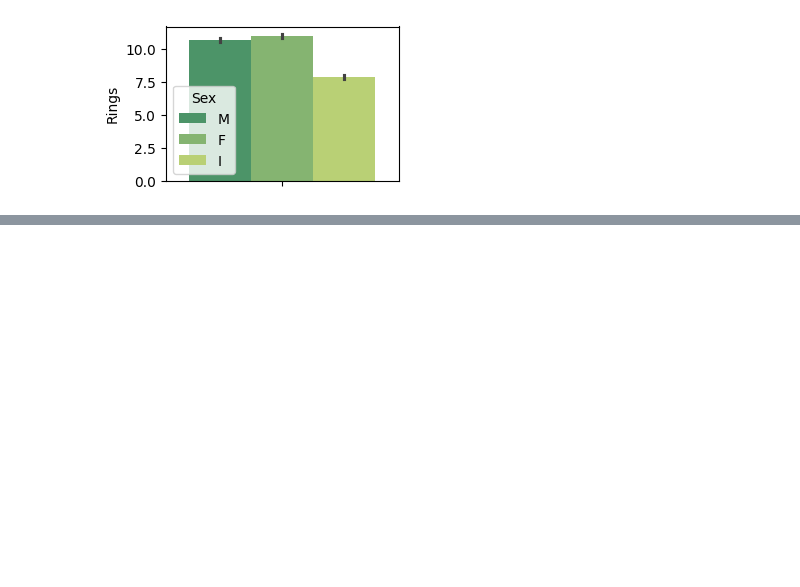
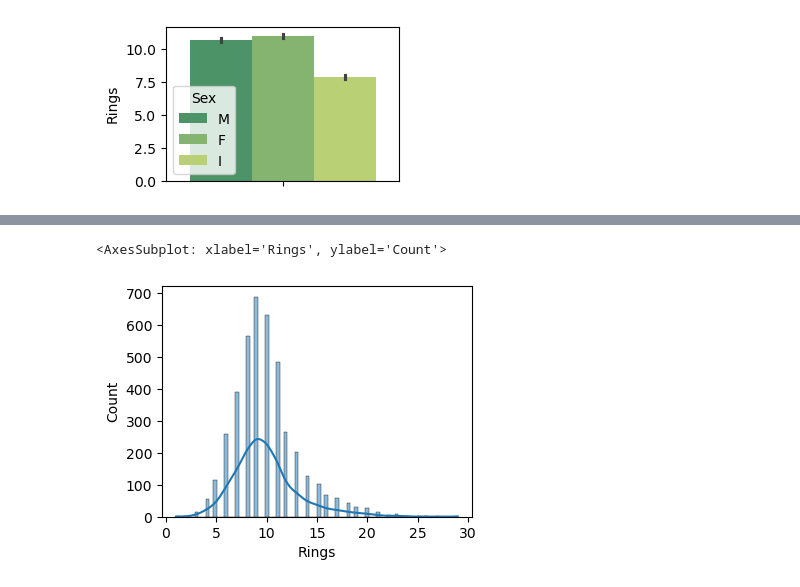
Before and after one commit to borshcheed13/ML_Abalone_Homework, a Jupyter notebook: ML_Abalone_homework.ipynb, the cells around one changed output, grey strips where cells are left out. Drawn from its saved outputs; the diff is of its cells as text; code cells hidden in the pictures; blank space fills up the shorter version.

```diff
--- a/ML_Abalone_homework.ipynb
+++ b/ML_Abalone_homework.ipynb
@@ -282,0 +286,8 @@ Text(0.5, 1.0, 'SPEARMAN')
+# %%
+#Строим гистограмму целевой переменной
+plt.figure(figsize=(4,3))
+sns.histplot(data=df.Rings, kde=True)
+#P.S.
+# %% [output]
+<AxesSubplot: xlabel='Rings', ylabel='Count'>
+[figure, added]
```
Also changed, not shown: parts of 31 cells of this notebook.
